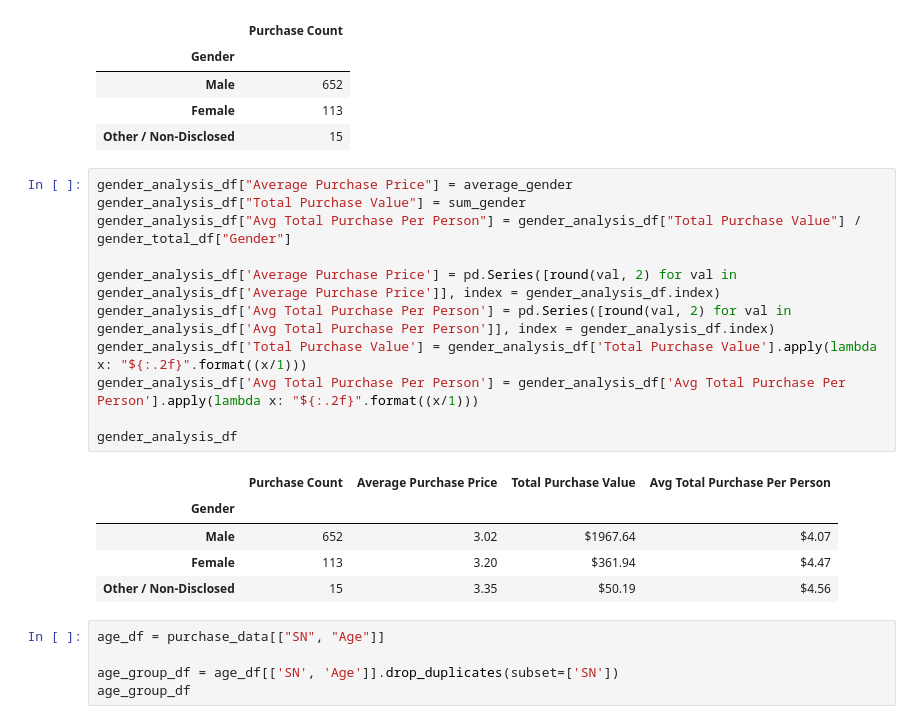
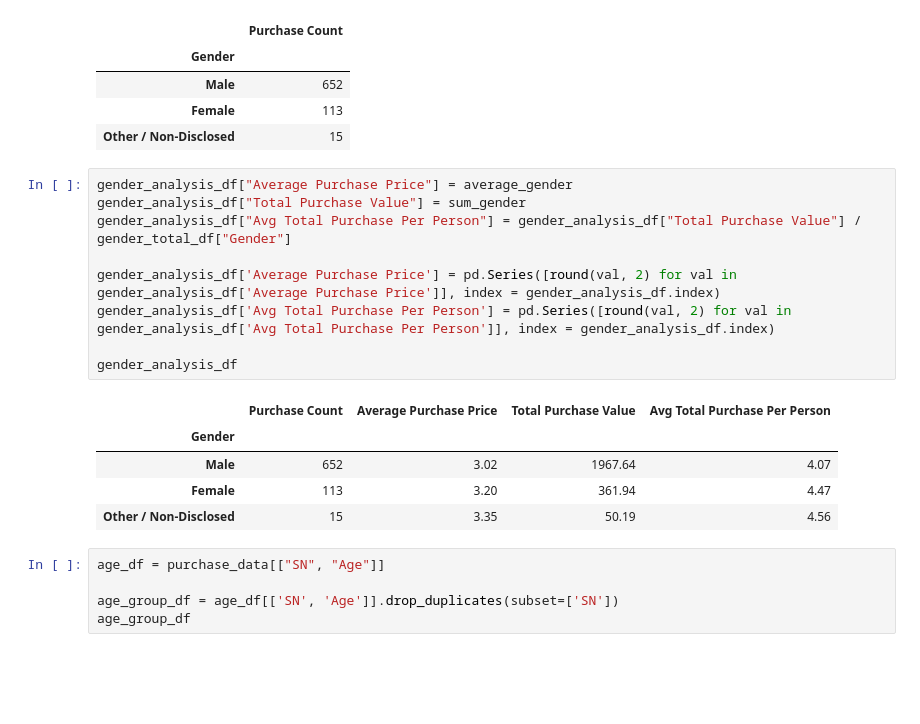
Before and after one commit to tpweste/pandas-challenge, a Jupyter notebook: HeroesOfPymoli-checkpoint.ipynb, the cells around one changed output. Cells and saved outputs as stored; diff of their text form; blank space fills up the shorter version.

```diff
--- a/HeroesOfPymoli-checkpoint.ipynb
+++ b/HeroesOfPymoli-checkpoint.ipynb
@@ -213,20 +213,18 @@ gender_analysis_df
 # %%
 gender_analysis_df["Average Purchase Price"] = average_gender
 gender_analysis_df["Total Purchase Value"] = sum_gender
 gender_analysis_df["Avg Total Purchase Per Person"] = gender_analysis_df["Total Purchase Value"] / gender_total_df["Gender"]
 
 gender_analysis_df['Average Purchase Price'] = pd.Series([round(val, 2) for val in gender_analysis_df['Average Purchase Price']], index = gender_analysis_df.index)
 gender_analysis_df['Avg Total Purchase Per Person'] = pd.Series([round(val, 2) for val in gender_analysis_df['Avg Total Purchase Per Person']], index = gender_analysis_df.index)
-gender_analysis_df['Total Purchase Value'] = gender_analysis_df['Total Purchase Value'].apply(lambda x: "${:.2f}".format((x/1)))
-gender_analysis_df['Avg Total Purchase Per Person'] = gender_analysis_df['Avg Total Purchase Per Person'].apply(lambda x: "${:.2f}".format((x/1)))
 
 gender_analysis_df
 # %% [output]
 |  | Purchase Count | Average Purchase Price | Total Purchase Value | Avg Total Purchase Per Person |
 | Gender |  |  |  |  |
-| Male | 652 | 3.02 | $1967.64 | $4.07 |
-| Female | 113 | 3.20 | $361.94 | $4.47 |
-| Other / Non-Disclosed | 15 | 3.35 | $50.19 | $4.56 |
+| Male | 652 | 3.02 | 1967.64 | 4.07 |
+| Female | 113 | 3.20 | 361.94 | 4.47 |
+| Other / Non-Disclosed | 15 | 3.35 | 50.19 | 4.56 |
 # %%
 age_df = purchase_data[["SN", "Age"]]
 
```
Also changed, not shown: parts of 3 cells of this notebook.
